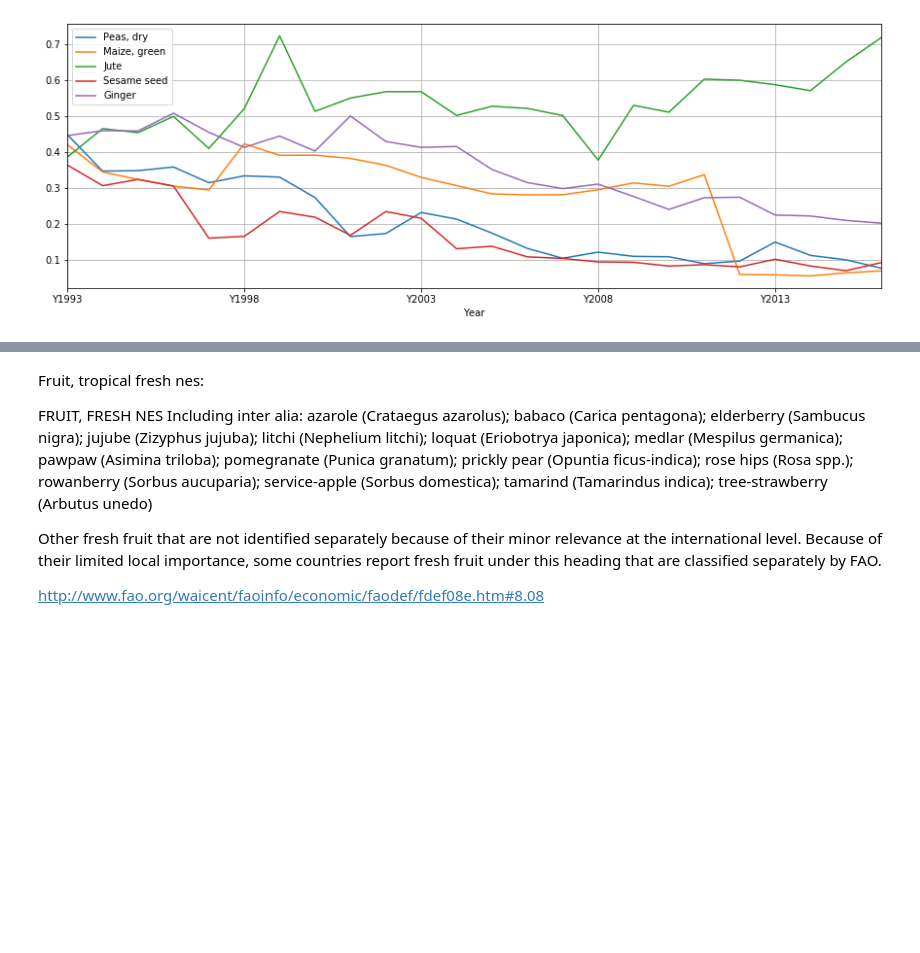
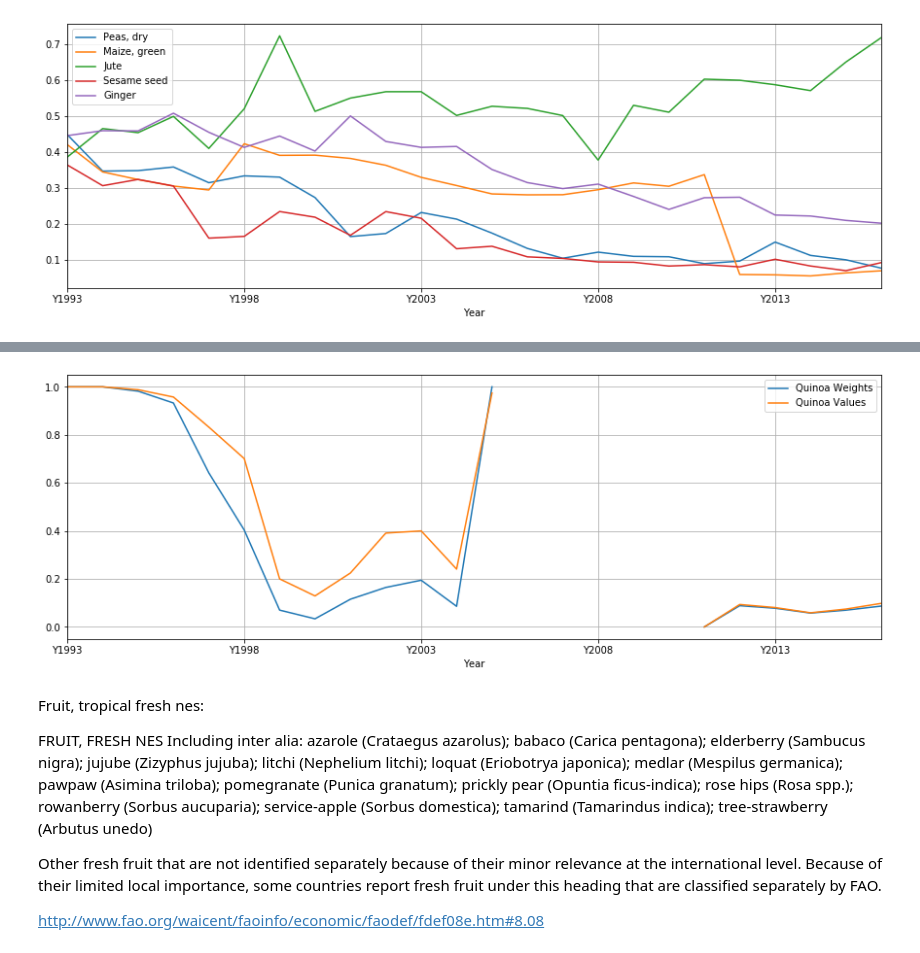
Before and after one commit to n-poulsen/GranADA, a Jupyter notebook: code/GlobalTradeChanges.ipynb, the cells around one changed output, grey strips where cells are left out. Drawn from its saved outputs; the diff is of its cells as text; code cells hidden in the pictures; blank space fills up the shorter version.

Commit message:
Continued working on trade patterns

```diff
--- a/code/GlobalTradeChanges.ipynb
+++ b/code/GlobalTradeChanges.ipynb
@@ -210,18 +221,19 @@ df_inter_regional_imports_w = pd.DataFrame(columns=df_trade.columns)
 df_inter_regional_imports_v = pd.DataFrame(columns=df_trade.columns)
 
 
+for c in regions:
+    df_intra_regional_imports_w = df_intra_regional_imports_w\
+                                    .append(df_trade[(df_trade['Reporter Countries'].isin(c)) &
+                                                     (df_trade['Partner Countries'].isin(c)) &
+                                                     (df_trade['Element'] == 'Import Quantity')])
+    df_intra_regional_imports_v = df_intra_regional_imports_v\
+                                    .append(df_trade[(df_trade['Reporter Countries'].isin(c)) &
+                                                     (df_trade['Partner Countries'].isin(c)) &
+                                                     (df_trade['Element'] == 'Import Value')])
+
 for c1 in regions:
     for c2 in regions:
-        if c1 == c2:
-            df_intra_regional_imports_w = df_intra_regional_imports_w\
-                .append(df_trade[(df_trade['Reporter Countries'].isin(c1)) &
-                                 (df_trade['Partner Countries'].isin(c1)) &
-                                 (df_trade['Element'] == 'Import Quantity')])
-            df_intra_regional_imports_v = df_intra_regional_imports_v\
-                .append(df_trade[(df_trade['Reporter Countries'].isin(c1)) &
-                                 (df_trade['Partner Countries'].isin(c1)) &
-                                 (df_trade['Element'] == 'Import Value')])
-        else:
+        if c1 != c2:
             df_inter_regional_imports_w = df_inter_regional_imports_w\
                 .append(df_trade[(df_trade['Reporter Countries'].isin(c1)) &
                                  (df_trade['Partner Countries'].isin(c2)) &
@@ -365,3 +417,22 @@ plt.show()
+# %%
+# Quinoa
+for name, row in item_intra_regional_perc_w:
+    if name == 'Quinoa':
+        quinoa_intra_regional_perc_w = row
+
+for name, row in item_intra_regional_perc_v:
+    if name == 'Quinoa':
+        quinoa_intra_regional_perc_v = row
+
+plt.figure(figsize=(15,5))
+plt.xlabel('Year')
+quinoa_intra_regional_perc_w.plot(label='Quinoa Weights')
+quinoa_intra_regional_perc_v.plot(label='Quinoa Values')
+plt.grid()
+plt.legend()
+plt.show()
+# %% [output]
+[figure, added]
 # %% [markdown]
 Fruit, tropical fresh nes:
 
```
Also changed, not shown: parts of 6 cells of this notebook.
